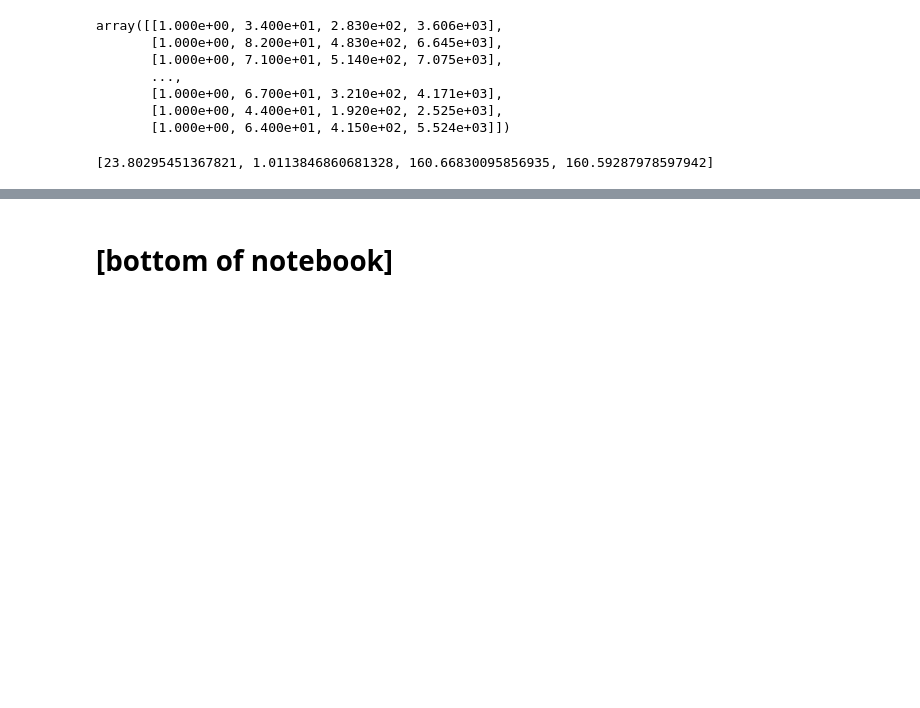
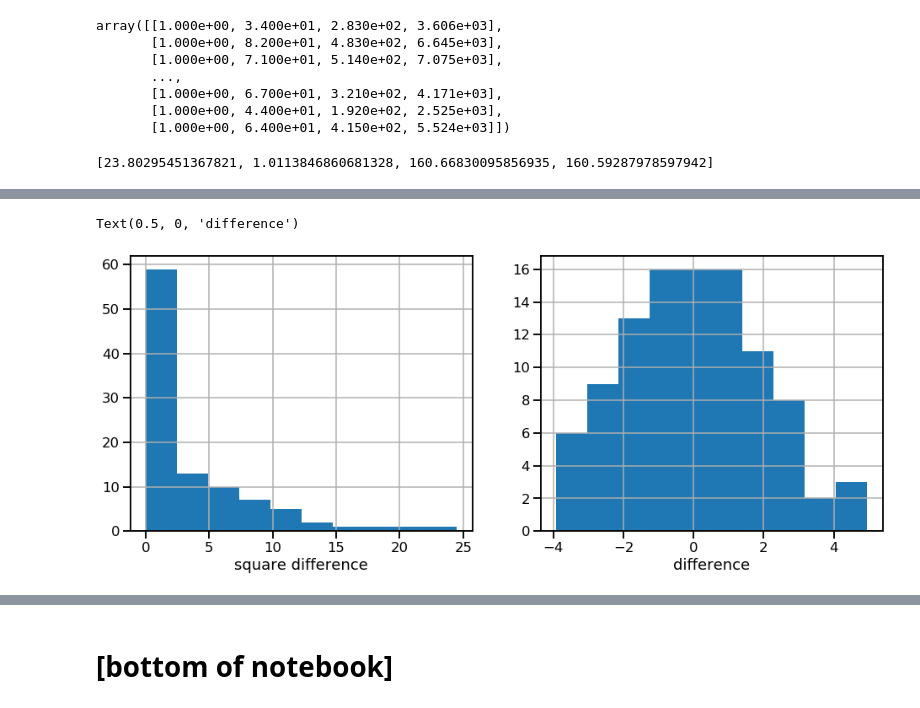
Before and after one commit to benslack19/my_DS_notes, a Jupyter notebook: analysis_and_machine_learning/ML_ISLR_C03_Linear_Regression.ipynb, the cells around one changed output, grey strips where cells are left out. Drawn from its saved outputs; the diff is of its cells as text; code cells hidden in the pictures; blank space fills up the shorter version.

```diff
--- a/analysis_and_machine_learning/ML_ISLR_C03_Linear_Regression.ipynb
+++ b/analysis_and_machine_learning/ML_ISLR_C03_Linear_Regression.ipynb
@@ -930,0 +990,9 @@ vif
+# %%
+# endog=target, exog=features
+X = df[['x1', 'x2']].values
+y = df['y'].values
+X1 = sm.add_constant(X)   # Vector of 1s is needed
+
+mod = sm.OLS(endog=y, exog=X1)
+res = mod.fit()
+res.summary()
@@ -930,0 +1037,2 @@ vif
+# %%
+df["y_pred"] = res.params[0] + df["x1"] * res.params[1] + df["x2"] * res.params[2]
@@ -930,0 +1041,3 @@ vif
+# %%
+df["square_diff"] = (df["y_pred"] - df["y"]) ** 2
+df["diff"] = df["y_pred"] - df["y"]
@@ -930,0 +1046,10 @@ vif
+# %%
+f, (ax1, ax2) = plt.subplots(1, 2, figsize=(16, 6))
+df["square_diff"].hist(ax=ax1)
+ax1.set_xlabel("square difference")
+
+df["diff"].hist(ax=ax2)
+ax2.set_xlabel("difference")
+# %% [output]
+Text(0.5, 0, 'difference')
+[figure, added]
```
Also changed, not shown: parts of 23 cells of this notebook, 10 other files.
